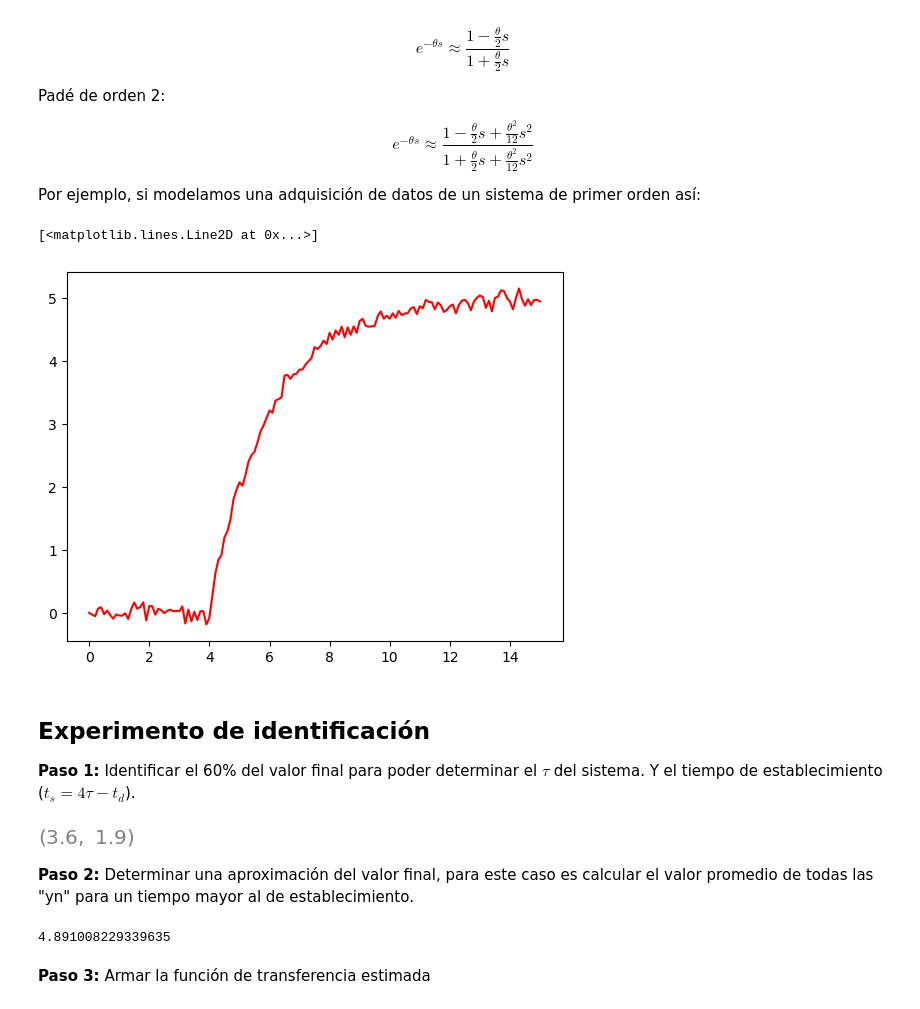
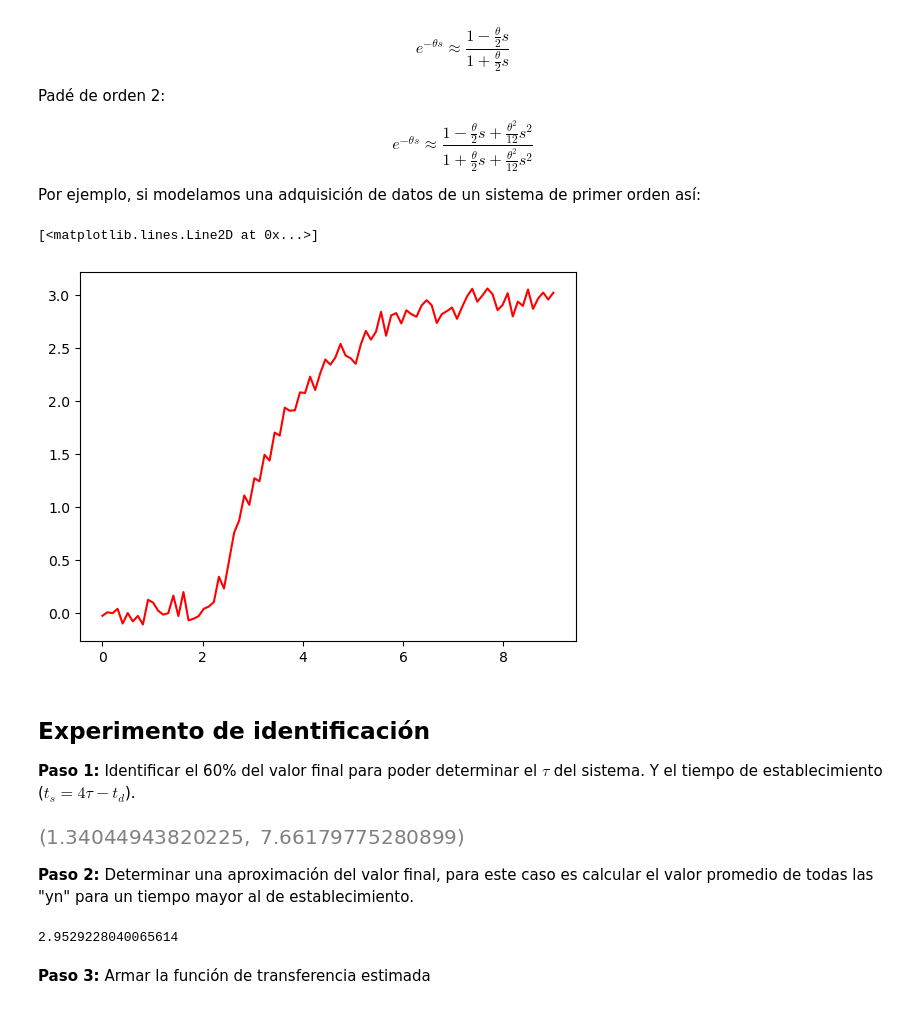
Before and after one commit to jairocuellar/System_identification, a Jupyter notebook: class_10_03.ipynb, the cells around one changed output. Cells and saved outputs as stored; diff of their text form; code cells hidden in the pictures.

```diff
--- a/class_10_03.ipynb
+++ b/class_10_03.ipynb
@@ -49,10 +49,10 @@ Por ejemplo, si modelamos una adquisición de datos de un sistema de primer orde
 # %%
 ## Respuesta típica de un sistema de primer orden con ruido
 ## Simulando el experimento de medición
-K = 5
-tao = 2
-tf = 15
-delay = 4
+K = 3
+tao = 1.5
+tf = 6*tao
+delay = 2.3
 dt = 0.1
 
 n0 = int(delay/dt)
@@ -73,7 +73,7 @@ t = np.linspace(0,tf,N)
 plt.plot(t,yn,color = 'red')
 # %% [output]
 [<matplotlib.lines.Line2D at 0x...>]
-[figure, old version]
+[figure, new version]
 # %% [markdown]
 ## Experimento de identificación
 
@@ -81,37 +81,37 @@ plt.plot(t,yn,color = 'red')
 # %%
 ## Determinando tao (sin conocer al función original)
 tao = 0;
 
 ## Visualmente definimos el 60% del valor final
-V6 = 3;
+V6 = 0.6*K;
 
 for k in range(N):
     if(yn[k]>=V6):
         tao = t[k]
         break
 ## Calculando el tiempo de establecimiento
 tao = tao - delay
-ts = 4*tao - delay
-ts, tao
+ts = 4*tao + delay
+tao, ts
 # %% [output]
-[figure, old version]
+[figure, new version]
 # %% [markdown]
 **Paso 2:** Determinar una aproximación del valor final, para este caso es calcular el valor promedio de todas las "yn" para un tiempo mayor al de establecimiento.
 # %%
 ## Calculando el valor final (Sin conocer sistema original)
 Kf = 0
-i1 = 0;
+i1 = k;
 i2 = 0;
-for j in range(N-k):
+for j in range(N):
     if(t[j]>ts):
-        i1 = j+k
-        Kf = Kf+yn[i1]
+        Kf = Kf+yn[j]
+        i1 = i1+1
         i2 = i2+1
 
 Kf = Kf/i2
 print(Kf)
 # %% [output]
-4.891008229339635
+2.9529228040065614
 # %% [markdown]
 **Paso 3:** Armar la función de transferencia estimada
 # %%
```
Also changed, not shown: parts of 1 cell of this notebook, 3 other files.
